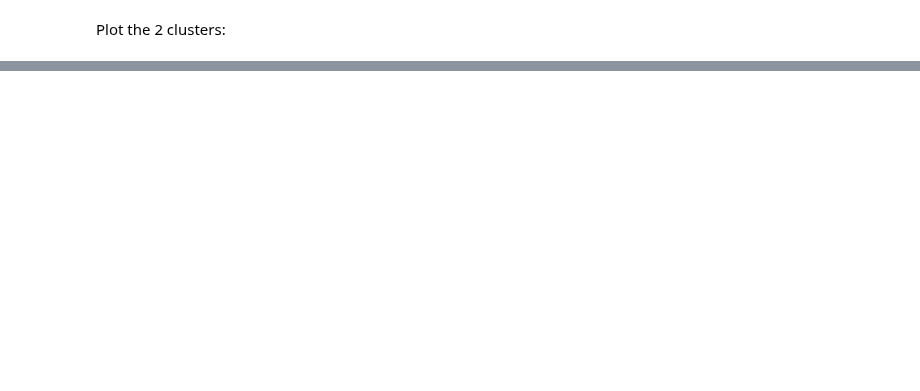
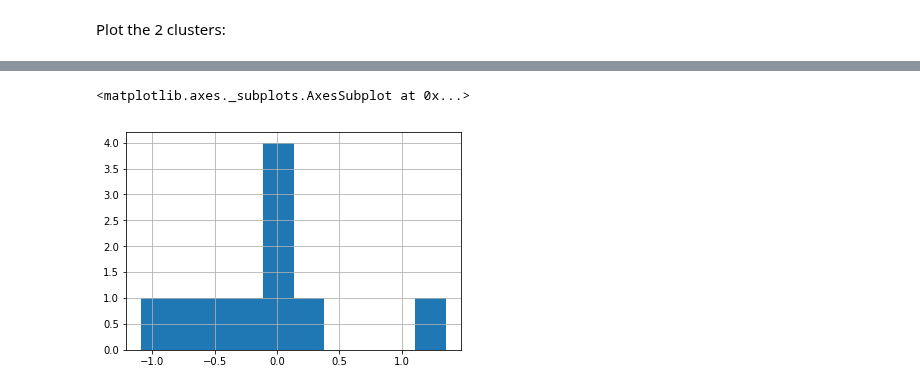
Before and after one commit to odedgolden/Machine-Learning, a Jupyter notebook: ML_ex4/ML_ex4.ipynb, the cells around one changed output, grey strips where cells are left out. Saved outputs shown, nothing was run; the diff lists cells and outputs as text; code cells hidden in the pictures; blank space fills up the shorter version.

```diff
--- a/ML_ex4/ML_ex4.ipynb
+++ b/ML_ex4/ML_ex4.ipynb
@@ -94,0 +227,5 @@ od_b
+# %%
+train.groupby(['Vote'])['Overall_happiness_score'].mean().hist()
+# %% [output]
+<matplotlib.axes._subplots.AxesSubplot at 0x...>
+[figure, added]
```
Also changed, not shown: parts of 29 cells of this notebook.
